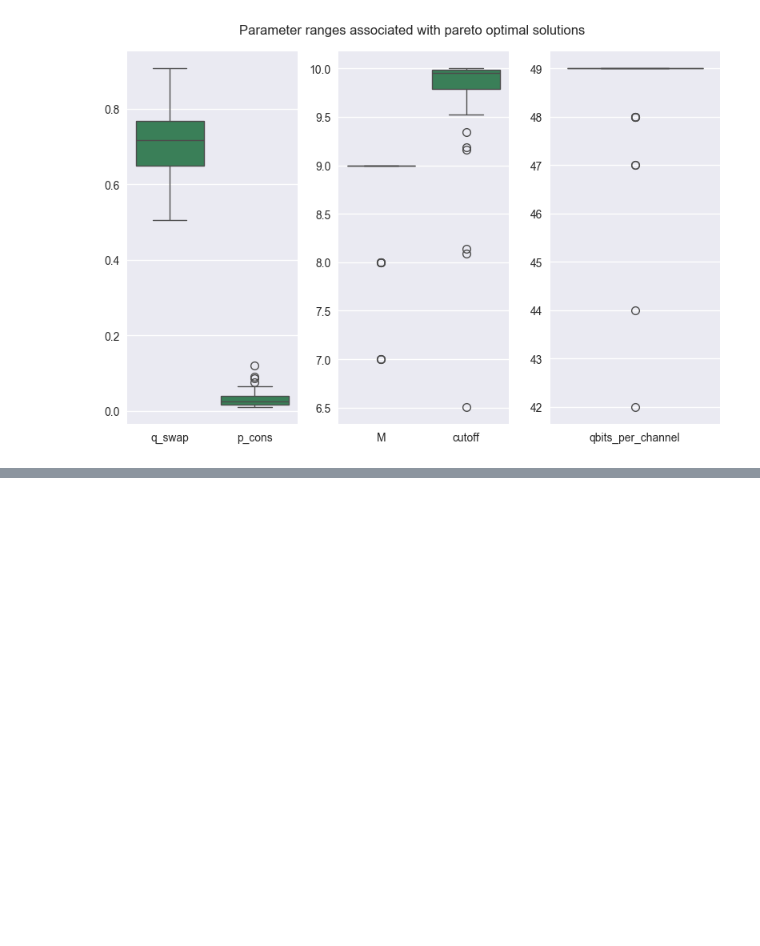
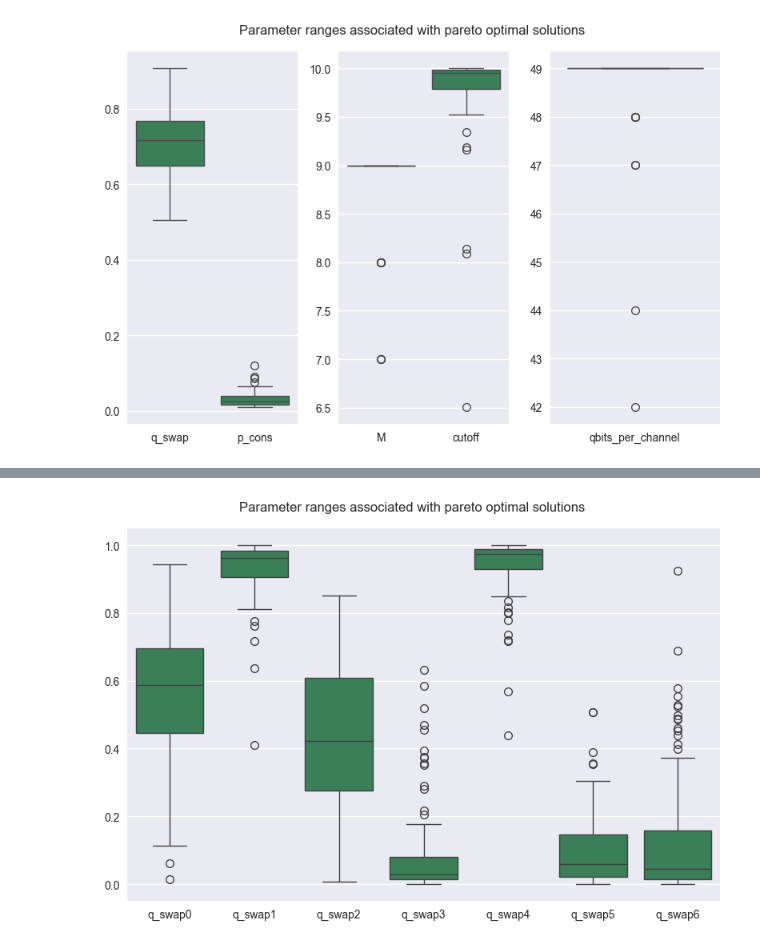
Before and after one commit to Luisenden/qnetsur, a Jupyter notebook: notebooks/paretotrial.ipynb, the cells around one changed output, grey strips where cells are left out. Drawn from its saved outputs; the diff is of its cells as text; code cells hidden in the pictures; blank space fills up the shorter version.

```diff
--- a/notebooks/paretotrial.ipynb
+++ b/notebooks/paretotrial.ipynb
@@ -147,0 +166,10 @@ plt.show()
+# %%
+pareto_set_X = sur_loaded_data[0][0].X_df[mask]
+
+fig=plt.figure()
+sns.boxplot(pareto_set_X.drop(['M'], axis=1), color='seagreen')
+plt.suptitle("Parameter ranges associated with pareto optimal solutions")
+plt.tight_layout()
+plt.show()
+# %% [output]
+[figure, added]
```
Also changed, not shown: parts of 8 cells of this notebook, 6 other files.
